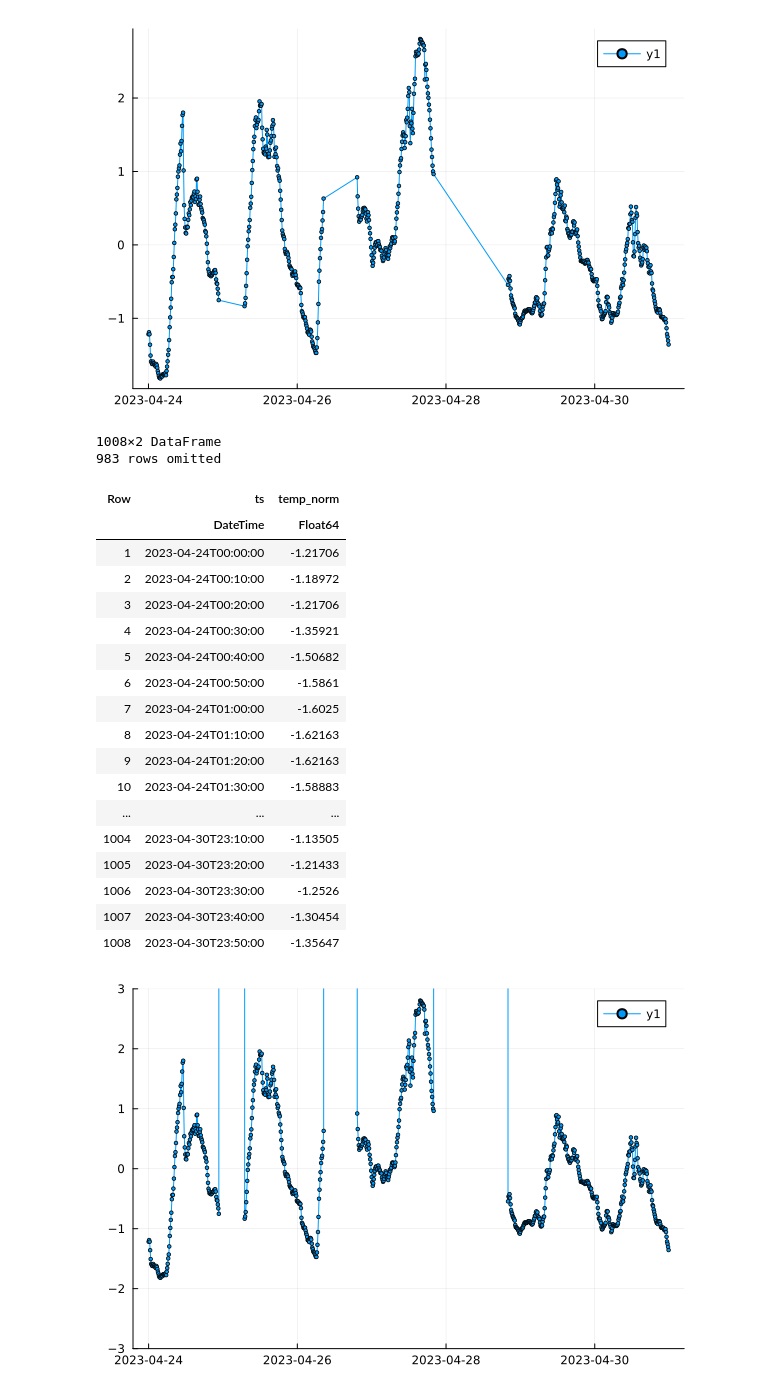
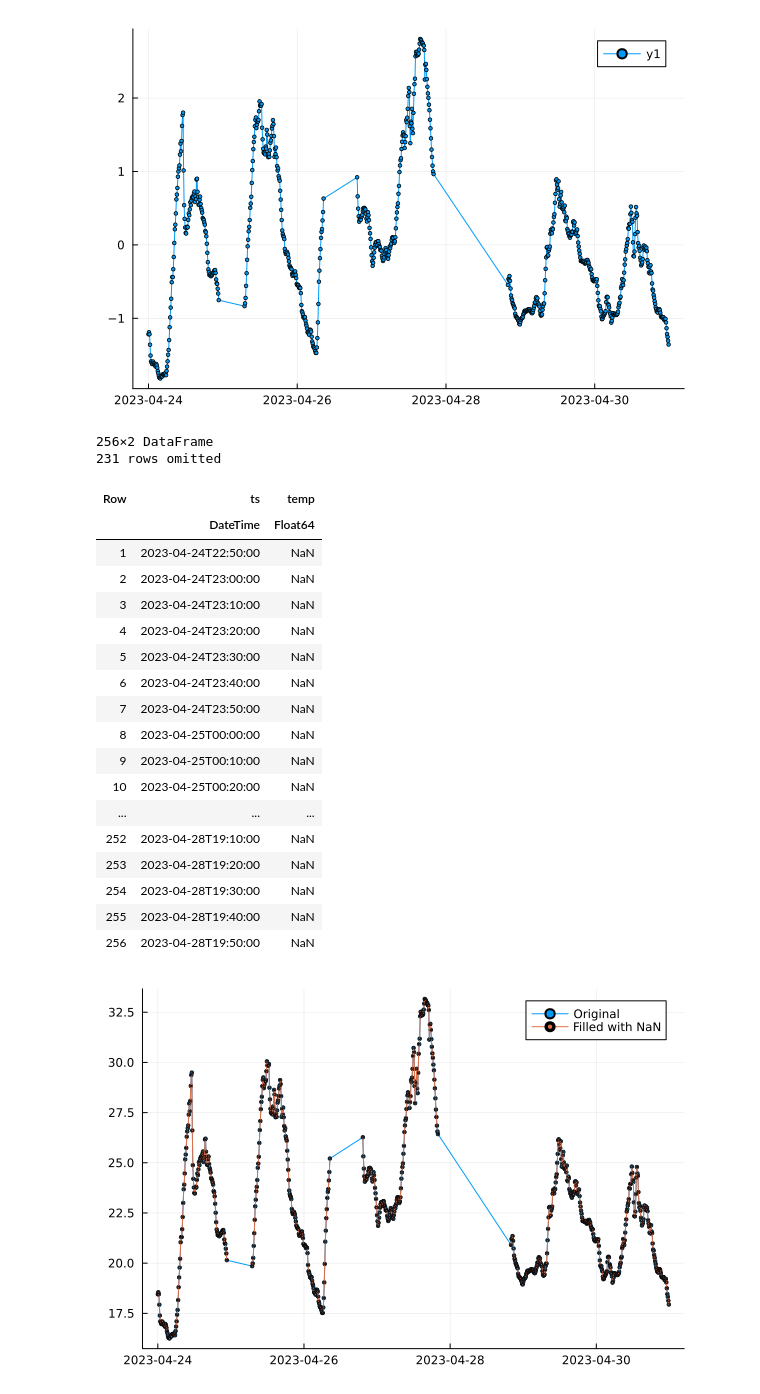
Before and after one commit to viperML/ici-reconstruct, a Jupyter notebook: main.ipynb, the cells around one changed output. Cells and saved outputs as stored; diff of their text form; code cells hidden in the pictures.

```diff
--- a/main.ipynb
+++ b/main.ipynb
@@ -17,7 +16,7 @@ Pkg.instantiate()
 using CSV, DataFrames, DataFramesMeta
 import Dates
 
-rsp_df = @chain CSV.read(
+df = @chain CSV.read(
     "data/Temperatura de Río San Pedro desde 2023-04-24 hasta 2023-04-30 - missingdata.csv",
     DataFrame;
     normalizenames=true,
@@ -67,50 +66,48 @@ rsp_std = std(rsp_df[:, :temp])
 # %% [output]
 [figure]
 # %%
-rsp_resampled_df = DataFrame(ts=range(
-    rsp_df[:, :ts] |> minimum,
-    rsp_df[:, :ts] |> maximum,
+df_resampled = DataFrame(ts=range(
+    df[:, :ts] |> minimum,
+    df[:, :ts] |> maximum,
     step=Dates.Minute(10)
 ))
 
-# rsp_resampled_df = first(rsp_resampled_df, 2)
-
-
-@transform!(rsp_resampled_df, @byrow :temp_norm = begin
-    same_time = filter(row -> row.ts == :ts, rsp_df, view=true)
+@transform!(df_resampled, @byrow :temp = begin
+    same_time = filter(row -> row.ts == :ts, df, view=true)
 
     if nrow(same_time) == 1
-        return same_time.temp_norm[1]
+        return same_time.temp[1]
     else
-        return 1e6
+        return NaN
     end
 end)
 
 
-display(rsp_resampled_df)
+display(
+    @subset(df_resampled, isnan.(:temp) )
+)
 
-@df rsp_resampled_df plot(:ts, :temp_norm, marker=:circle, markersize=2)
-using Plots
-ylims!((-3,3))
+@df df plot(:ts, :temp, marker=:circle, markersize=2, label="Original")
+@df df_resampled plot!(:ts, :temp, marker=:circle, markersize=1, label="Filled with NaN")
 # %% [output]
-1008×2 DataFrame
-983 rows omitted
+256×2 DataFrame
+231 rows omitted
-| Row | ts | temp_norm |
+| Row | ts | temp |
 |  | DateTime | Float64 |
-| 1 | 2023-04-24T00:00:00 | -1.21706 |
-| 2 | 2023-04-24T00:10:00 | -1.18972 |
-| 3 | 2023-04-24T00:20:00 | -1.21706 |
-| 4 | 2023-04-24T00:30:00 | -1.35921 |
-| 5 | 2023-04-24T00:40:00 | -1.50682 |
-| 6 | 2023-04-24T00:50:00 | -1.5861 |
-| 7 | 2023-04-24T01:00:00 | -1.6025 |
-| 8 | 2023-04-24T01:10:00 | -1.62163 |
-| 9 | 2023-04-24T01:20:00 | -1.62163 |
-| 10 | 2023-04-24T01:30:00 | -1.58883 |
+| 1 | 2023-04-24T22:50:00 | NaN |
+| 2 | 2023-04-24T23:00:00 | NaN |
+| 3 | 2023-04-24T23:10:00 | NaN |
+| 4 | 2023-04-24T23:20:00 | NaN |
+| 5 | 2023-04-24T23:30:00 | NaN |
+| 6 | 2023-04-24T23:40:00 | NaN |
+| 7 | 2023-04-24T23:50:00 | NaN |
+| 8 | 2023-04-25T00:00:00 | NaN |
+| 9 | 2023-04-25T00:10:00 | NaN |
+| 10 | 2023-04-25T00:20:00 | NaN |
 | ... | ... | ... |
-| 1004 | 2023-04-30T23:10:00 | -1.13505 |
-| 1005 | 2023-04-30T23:20:00 | -1.21433 |
-| 1006 | 2023-04-30T23:30:00 | -1.2526 |
-| 1007 | 2023-04-30T23:40:00 | -1.30454 |
-| 1008 | 2023-04-30T23:50:00 | -1.35647 |
+| 252 | 2023-04-28T19:10:00 | NaN |
+| 253 | 2023-04-28T19:20:00 | NaN |
+| 254 | 2023-04-28T19:30:00 | NaN |
+| 255 | 2023-04-28T19:40:00 | NaN |
+| 256 | 2023-04-28T19:50:00 | NaN |
-[figure, old version]
+[figure, new version]
```
Also changed, not shown: parts of 4 cells of this notebook, 2 other files.
